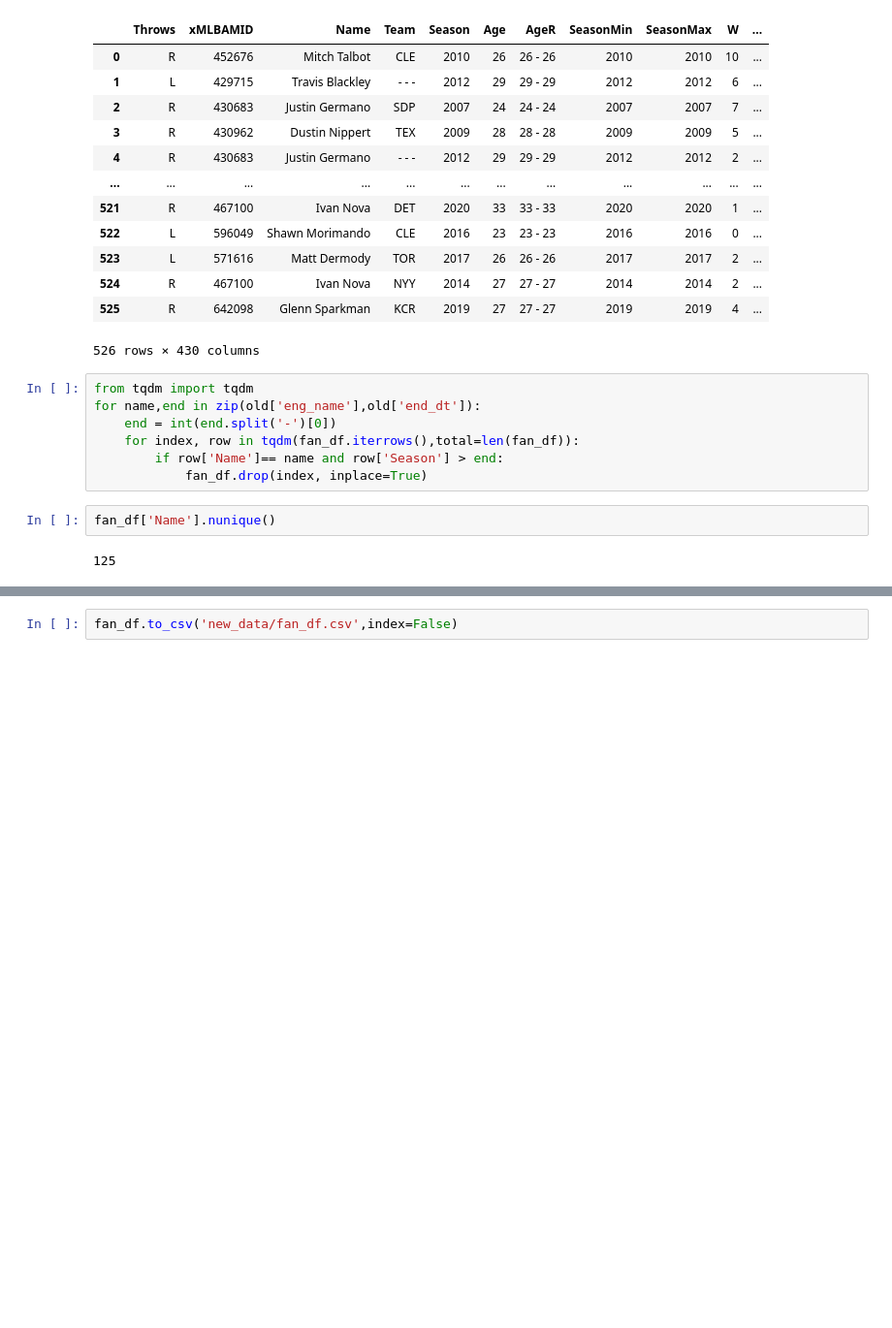
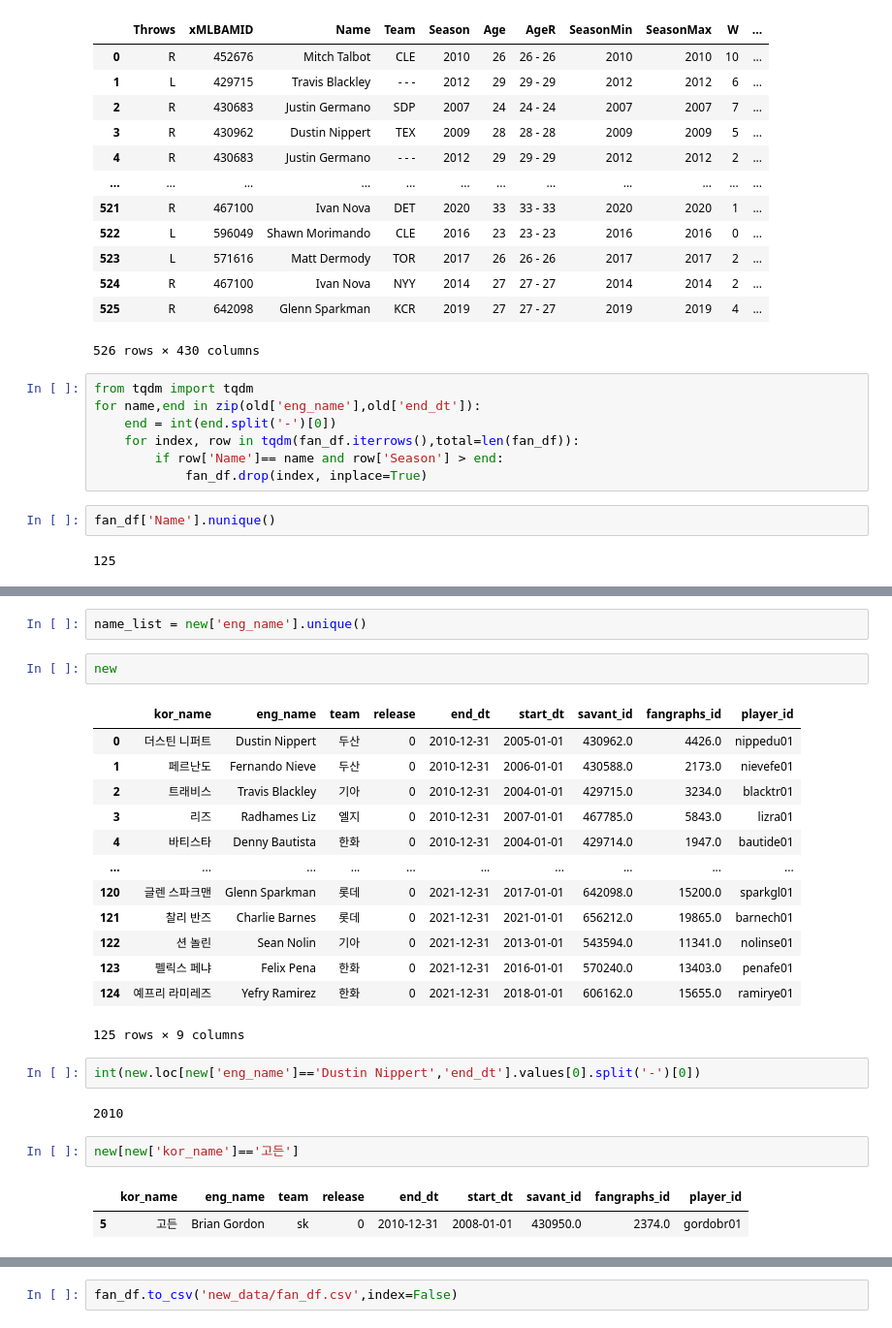
Before and after one commit to Tae-Hyeon-Kim/Analysis-of-KBO-Foreign-Pitchers, a Jupyter notebook: 3.fangrahps_crawling.ipynb, the cells around one changed output, grey strips where cells are left out. Shown at 97% size. Cells and saved outputs as stored; diff of their text form; blank space fills up the shorter version.

```diff
--- a/3.fangrahps_crawling.ipynb
+++ b/3.fangrahps_crawling.ipynb
@@ -307,0 +308,27 @@ fan_df
+# %%
+name_list = new['eng_name'].unique()
+# %%
+new
+# %% [output]
+|  | kor_name | eng_name | team | release | end_dt | start_dt | savant_id | fangraphs_id | player_id |
+| 0 | 더스틴 니퍼트 | Dustin Nippert | 두산 | 0 | 2010-12-31 | 2005-01-01 | 430962.0 | 4426.0 | nippedu01 |
+| 1 | 페르난도 | Fernando Nieve | 두산 | 0 | 2010-12-31 | 2006-01-01 | 430588.0 | 2173.0 | nievefe01 |
+| 2 | 트래비스 | Travis Blackley | 기아 | 0 | 2010-12-31 | 2004-01-01 | 429715.0 | 3234.0 | blacktr01 |
+| 3 | 리즈 | Radhames Liz | 엘지 | 0 | 2010-12-31 | 2007-01-01 | 467785.0 | 5843.0 | lizra01 |
+| 4 | 바티스타 | Denny Bautista | 한화 | 0 | 2010-12-31 | 2004-01-01 | 429714.0 | 1947.0 | bautide01 |
+| ... | ... | ... | ... | ... | ... | ... | ... | ... | ... |
+| 120 | 글렌 스파크맨 | Glenn Sparkman | 롯데 | 0 | 2021-12-31 | 2017-01-01 | 642098.0 | 15200.0 | sparkgl01 |
+| 121 | 찰리 반즈 | Charlie Barnes | 롯데 | 0 | 2021-12-31 | 2021-01-01 | 656212.0 | 19865.0 | barnech01 |
+| 122 | 션 놀린 | Sean Nolin | 기아 | 0 | 2021-12-31 | 2013-01-01 | 543594.0 | 11341.0 | nolinse01 |
+| 123 | 펠릭스 페냐 | Felix Pena | 한화 | 0 | 2021-12-31 | 2016-01-01 | 570240.0 | 13403.0 | penafe01 |
+| 124 | 예프리 라미레즈 | Yefry Ramirez | 한화 | 0 | 2021-12-31 | 2018-01-01 | 606162.0 | 15655.0 | ramirye01 |
+125 rows × 9 columns
+# %%
+int(new.loc[new['eng_name']=='Dustin Nippert','end_dt'].values[0].split('-')[0])
+# %% [output]
+2010
+# %%
+new[new['kor_name']=='고든']
+# %% [output]
+|  | kor_name | eng_name | team | release | end_dt | start_dt | savant_id | fangraphs_id | player_id |
+| 5 | 고든 | Brian Gordon | sk | 0 | 2010-12-31 | 2008-01-01 | 430950.0 | 2374.0 | gordobr01 |
```
Also changed, not shown: parts of 6 cells of this notebook, 5 other files.
